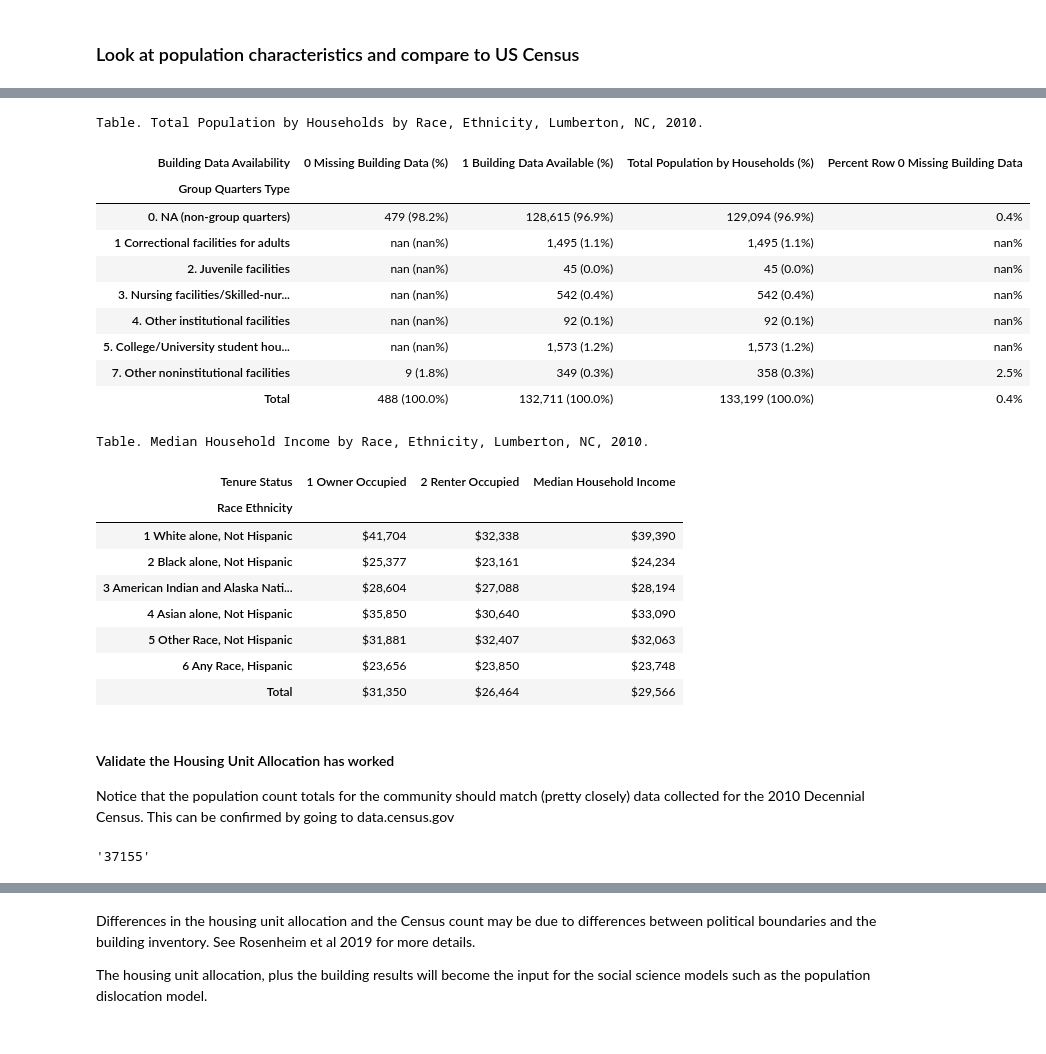
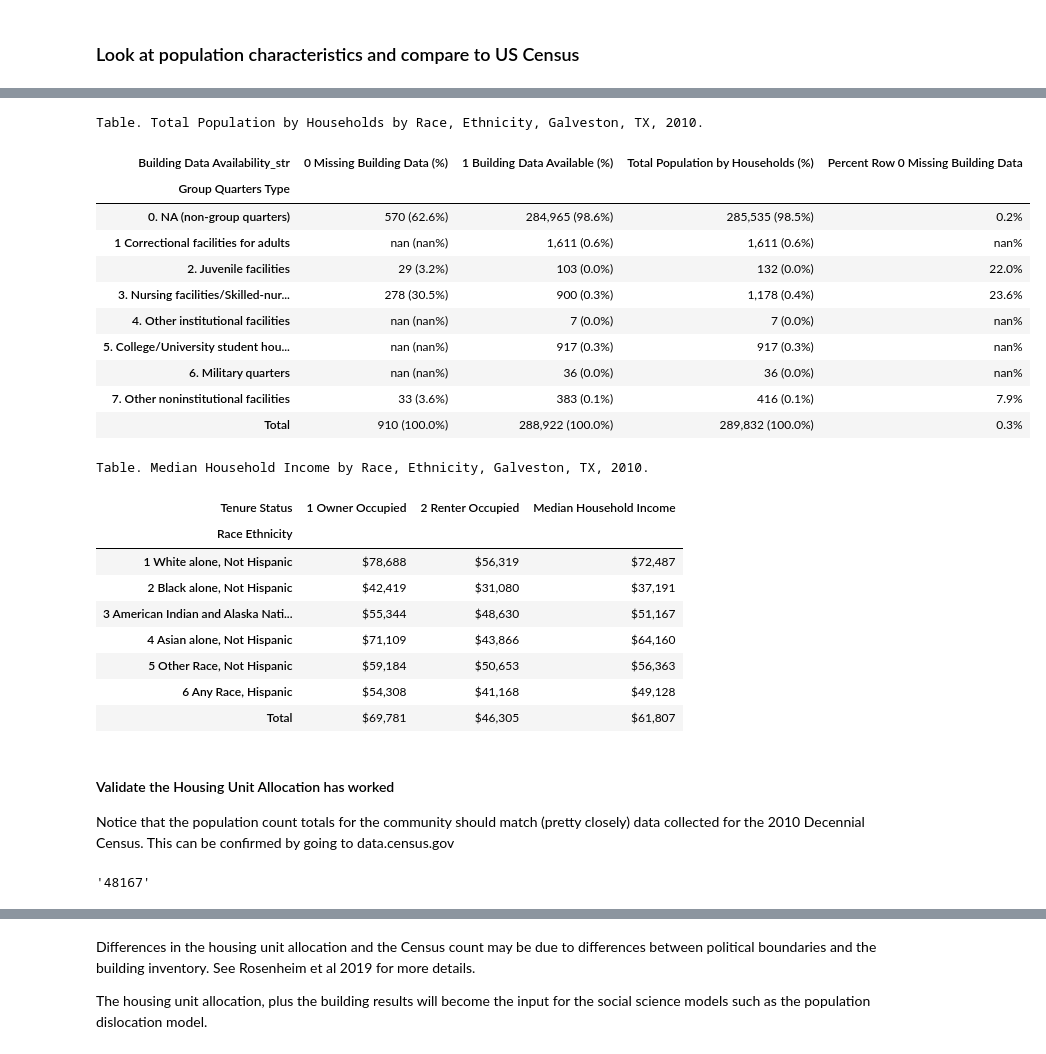
Before and after one commit to npr99/intersect-community-data, a Jupyter notebook: ncoda_07cv5_run_HUA_workflow.ipynb, the cells around one changed output, grey strips where cells are left out. Saved outputs shown, nothing was run; the diff lists cells and outputs as text; code cells hidden in the pictures.

```diff
--- a/ncoda_07cv5_run_HUA_workflow.ipynb
+++ b/ncoda_07cv5_run_HUA_workflow.ipynb
@@ -152,6 +144,7 @@ HAZUS_residential_archetypes = {
 
 communities = {'Lumberton_NC' : {
                     'community_name' : 'Lumberton, NC',
+                    'focalplace_name' : 'Lumberton',
                     'STATE' : 'NORTH_CAROLINA',
                     'years' : ['2010'],
                     'counties' : {
@@ -162,9 +155,11 @@ communities = {'Lumberton_NC' : {
                         'archetype_var' : 'archetype',
                         'residential_archetypes' : Nofal_residential_archetypesv2,
                         'building_area_var' : 'sq_foot'}
-                                },
-                'Galveston_TX' : {
+                                }
+                }
+communities = {'Galveston_TX' : {
                     'community_name' : 'Galveston, TX',
+                    'focalplace_name' : 'Galveston',
                     'STATE' : 'TEXAS',
                     'years' : ['2010'],
                     'counties' : {
@@ -437,4 +436,4 @@ from pyncoda.ncoda_04c_poptableresults import *
 # %%
-where = communities[community]['community_name']
+where = communities[community]['county']['name']
 where
 # %% [output]
@@ -467,4 +466,4 @@ buildingdata_conditions = {'cat_var' : {'variable_label' : 'Building Data Availa
                 1 : {'condition': "(df['guid'] == 'missing building id')", 'value_label': "0 Missing Building Data"},
                 2 : {'condition': "(df['guid'] != 'missing building id')", 'value_label': "1 Building Data Available"}}
             }
-hua_hui_df = PopResultsTable.add_label_cat_conditions_df(hua_hui_df, conditions = buildingdata_conditions)
+hua_hui_gdf = add_label_cat_conditions_df(hua_hui_gdf, conditions = buildingdata_conditions)
@@ -492,24 +514,25 @@ Table. Total Population by Households by Race, Ethnicity, Lumberton, NC, 2010.
 # %%
 PopResultsTable.pop_results_table(hua_hui_gdf,
                   who = "Total Population by Households",
                   what = "by Race, Ethnicity",
                   where = where,
                   when = "2010",
                   row_index = "Group Quarters Type",
-                  col_index = 'Building Data Availability',
+                  col_index = 'Building Data Availability_str',
                   row_percent = '0 Missing Building Data')
 # %% [output]
-Table. Total Population by Households by Race, Ethnicity, Lumberton, NC, 2010.
+Table. Total Population by Households by Race, Ethnicity, Galveston, TX, 2010.
-| Building Data Availability | 0 Missing Building Data (%) | 1 Building Data Available (%) | Total Population by Households (%) | Percent Row 0 Missing Building Data |
+| Building Data Availability_str | 0 Missing Building Data (%) | 1 Building Data Available (%) | Total Population by Households (%) | Percent Row 0 Missing Building Data |
 | Group Quarters Type |  |  |  |  |
-| 0. NA (non-group quarters) | 479 (98.2%) | 128,615 (96.9%) | 129,094 (96.9%) | 0.4% |
-| 1 Correctional facilities for adults | nan (nan%) | 1,495 (1.1%) | 1,495 (1.1%) | nan% |
-| 2. Juvenile facilities | nan (nan%) | 45 (0.0%) | 45 (0.0%) | nan% |
-| 3. Nursing facilities/Skilled-nur... | nan (nan%) | 542 (0.4%) | 542 (0.4%) | nan% |
-| 4. Other institutional facilities | nan (nan%) | 92 (0.1%) | 92 (0.1%) | nan% |
-| 5. College/University student hou... | nan (nan%) | 1,573 (1.2%) | 1,573 (1.2%) | nan% |
-| 7. Other noninstitutional facilities | 9 (1.8%) | 349 (0.3%) | 358 (0.3%) | 2.5% |
-| Total | 488 (100.0%) | 132,711 (100.0%) | 133,199 (100.0%) | 0.4% |
+| 0. NA (non-group quarters) | 570 (62.6%) | 284,965 (98.6%) | 285,535 (98.5%) | 0.2% |
+| 1 Correctional facilities for adults | nan (nan%) | 1,611 (0.6%) | 1,611 (0.6%) | nan% |
+| 2. Juvenile facilities | 29 (3.2%) | 103 (0.0%) | 132 (0.0%) | 22.0% |
+| 3. Nursing facilities/Skilled-nur... | 278 (30.5%) | 900 (0.3%) | 1,178 (0.4%) | 23.6% |
+| 4. Other institutional facilities | nan (nan%) | 7 (0.0%) | 7 (0.0%) | nan% |
+| 5. College/University student hou... | nan (nan%) | 917 (0.3%) | 917 (0.3%) | nan% |
+| 6. Military quarters | nan (nan%) | 36 (0.0%) | 36 (0.0%) | nan% |
+| 7. Other noninstitutional facilities | 33 (3.6%) | 383 (0.1%) | 416 (0.1%) | 7.9% |
+| Total | 910 (100.0%) | 288,922 (100.0%) | 289,832 (100.0%) | 0.3% |
 # %%
 PopResultsTable.pop_results_table(hua_hui_gdf,
                    who = "Median Household Income",
@@ -519,16 +542,16 @@ PopResultsTable.pop_results_table(hua_hui_gdf,
                   row_index = "Race Ethnicity",
                   col_index = 'Tenure Status')
 # %% [output]
-Table. Median Household Income by Race, Ethnicity, Lumberton, NC, 2010.
+Table. Median Household Income by Race, Ethnicity, Galveston, TX, 2010.
 | Tenure Status | 1 Owner Occupied | 2 Renter Occupied | Median Household Income |
 | Race Ethnicity |  |  |  |
-| 1 White alone, Not Hispanic | $41,704 | $32,338 | $39,390 |
-| 2 Black alone, Not Hispanic | $25,377 | $23,161 | $24,234 |
-| 3 American Indian and Alaska Nati... | $28,604 | $27,088 | $28,194 |
-| 4 Asian alone, Not Hispanic | $35,850 | $30,640 | $33,090 |
-| 5 Other Race, Not Hispanic | $31,881 | $32,407 | $32,063 |
-| 6 Any Race, Hispanic | $23,656 | $23,850 | $23,748 |
-| Total | $31,350 | $26,464 | $29,566 |
+| 1 White alone, Not Hispanic | $78,688 | $56,319 | $72,487 |
+| 2 Black alone, Not Hispanic | $42,419 | $31,080 | $37,191 |
+| 3 American Indian and Alaska Nati... | $55,344 | $48,630 | $51,167 |
+| 4 Asian alone, Not Hispanic | $71,109 | $43,866 | $64,160 |
+| 5 Other Race, Not Hispanic | $59,184 | $50,653 | $56,363 |
+| 6 Any Race, Hispanic | $54,308 | $41,168 | $49,128 |
+| Total | $69,781 | $46,305 | $61,807 |
 # %% [markdown]
 #### Validate the Housing Unit Allocation has worked
 Notice that the population count totals for the community
@@ -538,7 +561,7 @@ This can be confirmed by going to data.census.gov
 countyfips = communities[community]['counties'][county]['FIPS Code']
 countyfips
 # %% [output]
-'37155'
+'48167'
 # %%
 print("Total Population by Race and Ethnicity:")
 print(f"https://data.census.gov/cedsci/table?g=0500000US{countyfips}&tid=DECENNIALSF12010.P5")
```
Also changed, not shown: parts of 20 cells of this notebook, 2 other files.
